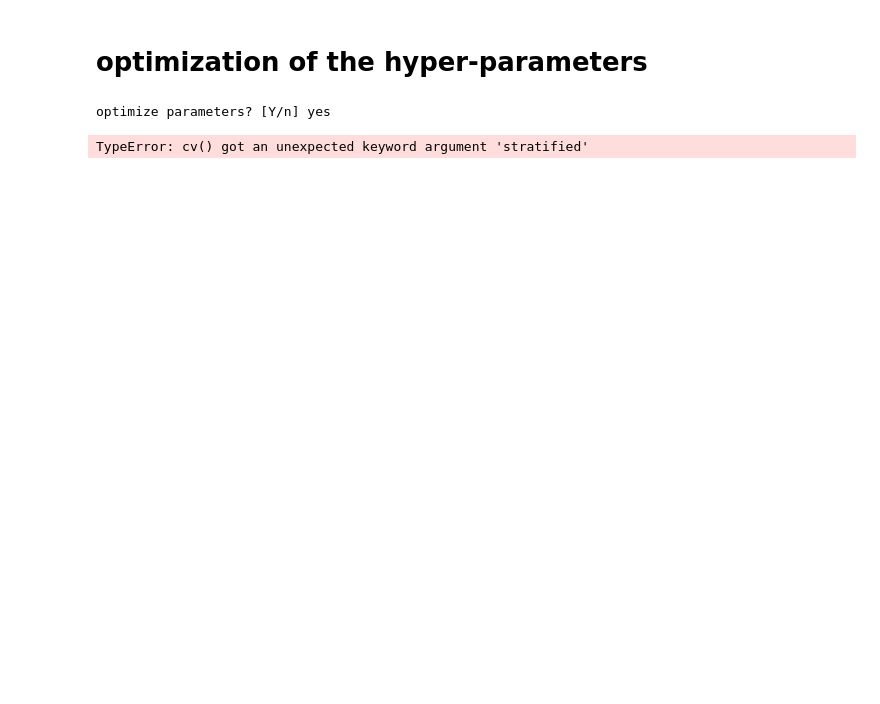
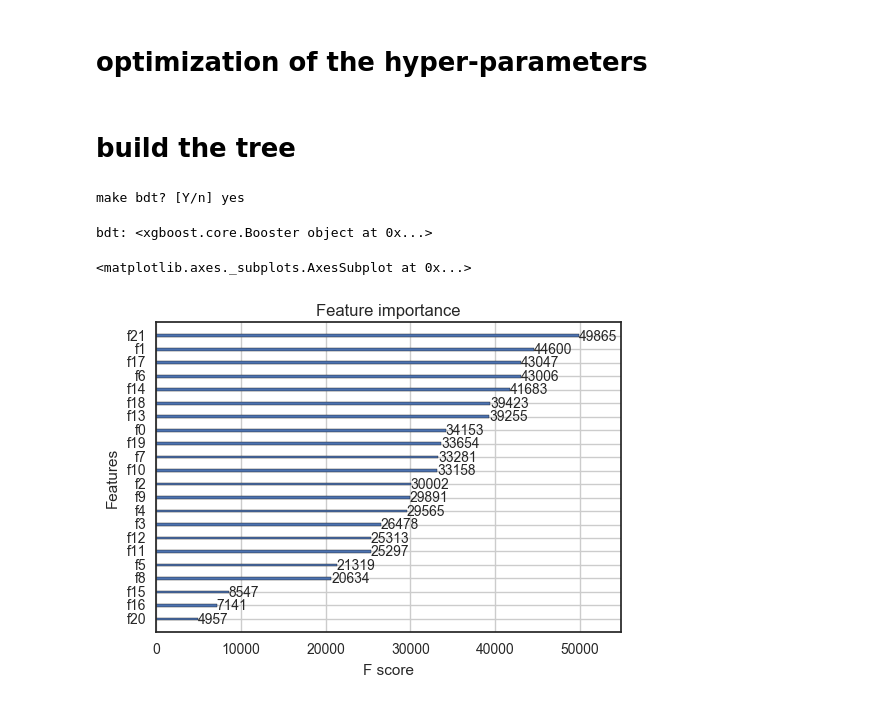
Before and after one commit to erezcoh4/GBDTprotons, a Jupyter notebook: GBDTprotonPackage/notebooks/train_GBDTs.ipynb, the cells around one changed output. Saved outputs shown, nothing was run; the diff lists cells and outputs as text; code cells hidden in the pictures; blank space fills up the shorter version.

```diff
--- a/GBDTprotonPackage/notebooks/train_GBDTs.ipynb
+++ b/GBDTprotonPackage/notebooks/train_GBDTs.ipynb
@@ -9,12 +16,13 @@ set the GBDTs hyper-parameters
 data_type_arr=['MC_BNB','openCOSMIC_MC']
 nevents_train_arr=[300000,200000]
 parameters = dict({
-        'evnts_frac':0.01,# events fraction to process
+        'evnts_frac':1,# events fraction to process
         'debug':2, # prints out information during the processes
         'scale_pos_weight':2., # Balancing of positive and negative weights.
-        'objective':'binary:logistic', # Specify the learning task and the corresponding learning objective or a custom objective function to be used
+        'objective':'multi:softprob', # Specify the learning task and the corresponding learning objective or a custom objective function to be used
+        #  in previous rounds was'objective':'binary:logistic'
         'eta':0.025, # Boosting learning rate
-        'eval_metric':'error', # a custom evaluation metric
+        'eval_metric':'merror', # a custom evaluation metric
         'silent':True, # Whether to print messages while running boosting
         'nthread':6, # Number of parallel threads used to run xgboost.
         'min_child_weight':4, # Minimum sum of instance weight(hessian) needed in a child.
@@ -30,8 +38,8 @@ parameters = dict({
         })
 # [http://xgboost.readthedocs.io/en/latest/python/python_api.html]
 train_filename = []
-for data,nevnts in zip(data_type_arr,nevents_train_arr):
-    train_filename.append(TrainingSampleFileName( data , nevnts , main_path))
+for data_name,nevnts in zip(data_type_arr,nevents_train_arr):
+    train_filename.append(TrainingSampleFileName( data_name , nevnts , main_path))
     print_filename( train_filename[-1] , "input: traininig sample file" )
 # %% [output]
 input: traininig sample file
@@ -88,7 +117,4 @@ plt.legend(fontsize=20,loc='best')
 # %%
 do_optimize_paramters = yesno('optimize parameters?')
 if do_optimize_paramters:
-    test_error,test_falsepos,test_falseneg,scores = boost_multiscore.parameter_opt( data , label , weight , parameters )
+    results_optimize = test_error,test_falsepos,test_falseneg,scores = boost_multiscore.parameter_opt( data , label , weight , parameters )
-# %% [output]
-optimize parameters? [Y/n] yes
-TypeError: cv() got an unexpected keyword argument 'stratified'
@@ -94,0 +123,18 @@ TypeError: cv() got an unexpected keyword argument 'stratified'
+# %% [markdown]
+# build the tree
+# %%
+do_make_bdt = yesno('make bdt?')
+if do_make_bdt:
+    bdt = boost_multiscore.make_bdt( data , label , weight , parameters)
+# %% [output]
+make bdt? [Y/n] yes
+# %%
+# save the as-built bdt
+print 'bdt:',bdt
+# %% [output]
+bdt: <xgboost.core.Booster object at 0x...>
+# %%
+plot_importance(bdt)
+# %% [output]
+<matplotlib.axes._subplots.AxesSubplot at 0x...>
+[figure, added]
```
Also changed, not shown: parts of 7 cells of this notebook, 6 other files.
